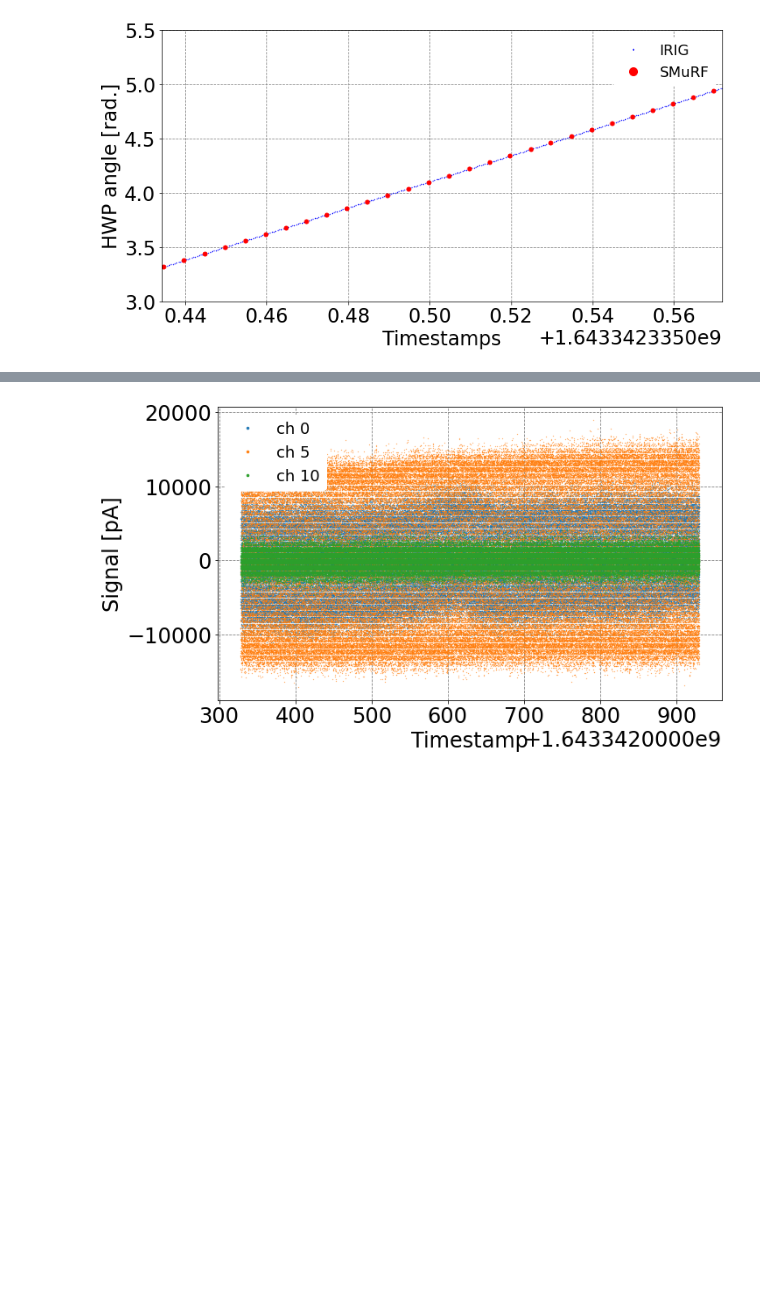
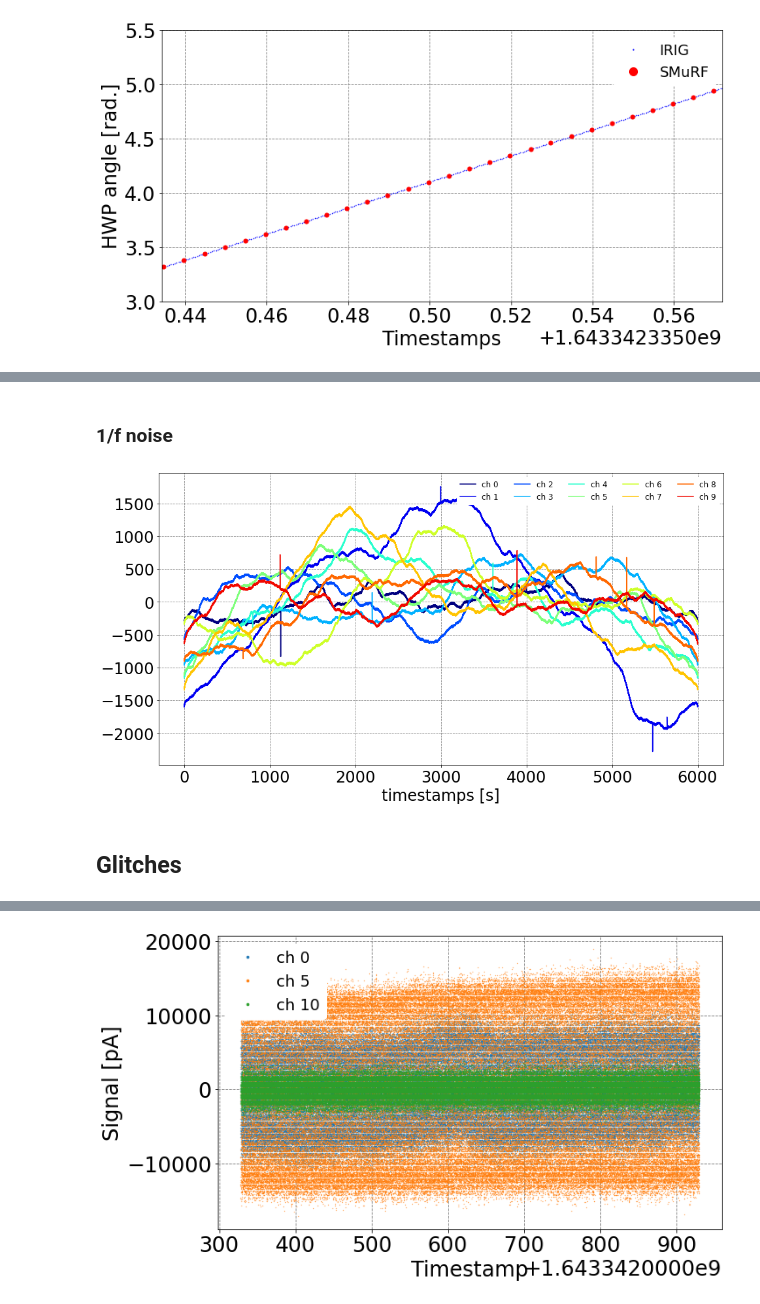
Before and after one commit to yukisakurai/so_pwg_tutorial, a Jupyter notebook: tutorial_hwp.ipynb, the cells around one changed output, grey strips where cells are left out. Saved outputs shown, nothing was run; the diff lists cells and outputs as text; code cells hidden in the pictures; blank space fills up the shorter version.

```diff
--- a/tutorial_hwp.ipynb
+++ b/tutorial_hwp.ipynb
@@ -254,0 +258,6 @@ plt.show()
+# %%
+sampling_rate = 200 #Hz
+obs_time = 6000 #s = 10min
+n_ch = 10 # number of bolos.
+dets_name = ['det' + str(i+1) for i in range(n_ch)] # detector name
+aman_sim = core.AxisManager(core.LabelAxis('dets', dets_name), core.OffsetAxis('samps', obs_time*sampling_rate),) # AxisManager
@@ -254,0 +271,2 @@ plt.show()
+# %% [markdown]
+### 1/f noise
@@ -254,0 +289,10 @@ plt.show()
+# %%
+plt.figure(figsize=(15,8))
+for i in range(aman_sim.dets.count): plt.plot(aman_sim.timestamps,aman_sim.signal_one_over_f[i],color=cm.jet(i/aman_sim.dets.count),label='ch '+str(i))
+plt.xlabel('timestamps [s]')
+plt.legend(loc=1,ncol=5,fontsize=12)
+plt.show()
+# %% [output]
+[figure, added]
+# %% [markdown]
+## Glitches
```
Also changed, not shown: parts of 48 cells of this notebook, 1 other file.
